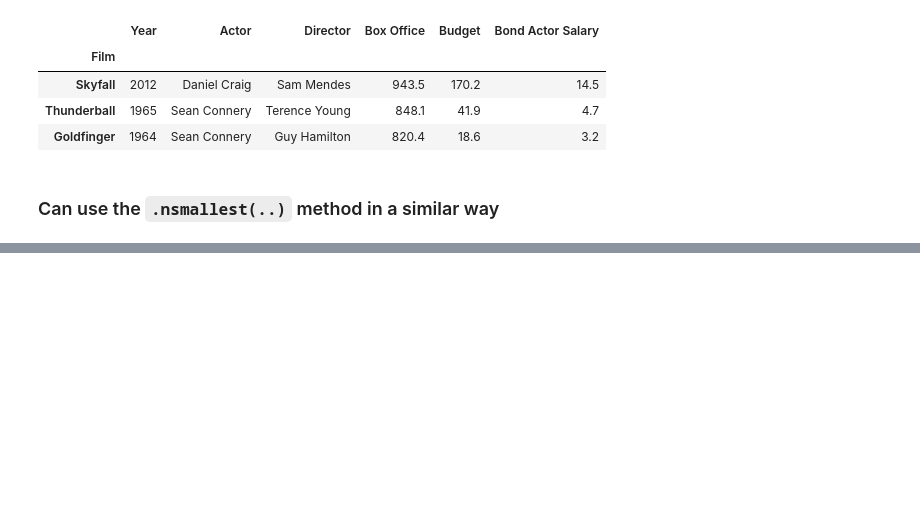
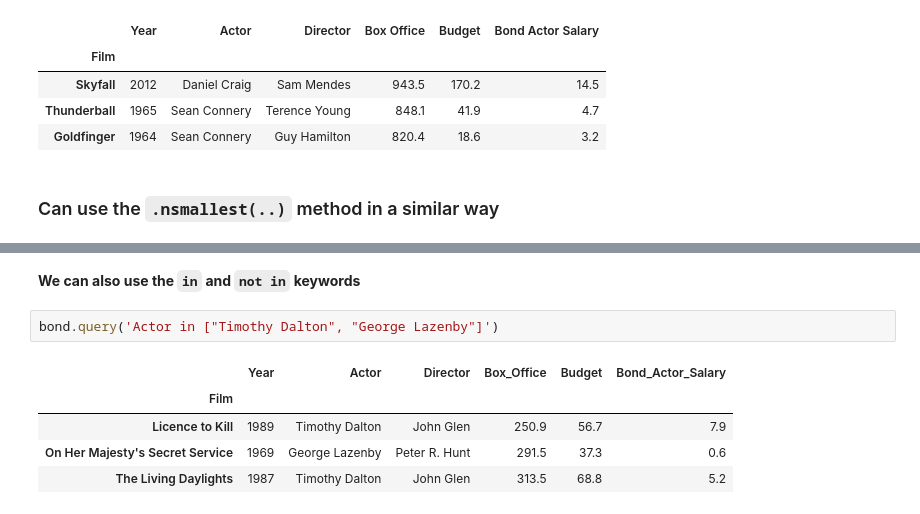
Before and after one commit to pratikgujral/learn-data-analysis, a Jupyter notebook: DataFrame.ipynb, the cells around one changed output, grey strips where cells are left out. Drawn from its saved outputs; the diff is of its cells as text; blank space fills up the shorter version.

```diff
--- a/DataFrame.ipynb
+++ b/DataFrame.ipynb
@@ -1773,0 +1880,10 @@ bond.nlargest(n=3,columns='Box Office')
+# %% [markdown]
+**We can also use the `in` and `not in` keywords**
+# %%
+bond.query('Actor in ["Timothy Dalton", "George Lazenby"]')
+# %% [output]
+|  | Year | Actor | Director | Box_Office | Budget | Bond_Actor_Salary |
+| Film |  |  |  |  |  |  |
+| Licence to Kill | 1989 | Timothy Dalton | John Glen | 250.9 | 56.7 | 7.9 |
+| On Her Majesty's Secret Service | 1969 | George Lazenby | Peter R. Hunt | 291.5 | 37.3 | 0.6 |
+| The Living Daylights | 1987 | Timothy Dalton | John Glen | 313.5 | 68.8 | 5.2 |
```
Also changed, not shown: parts of 40 cells of this notebook.
